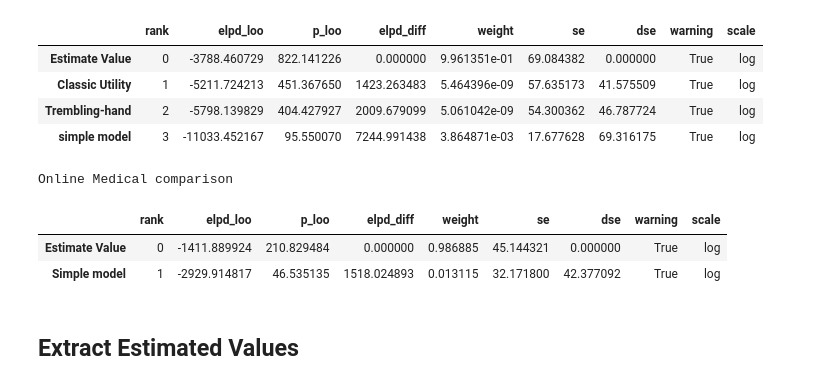
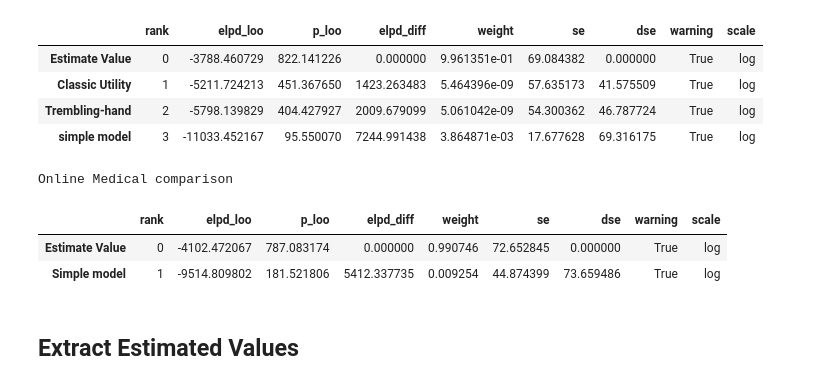
Before and after one commit to KoremNSN/QualMod, a Jupyter notebook: 3.MainAnalysis.ipynb, the cells around one changed output. Drawn from its saved outputs; the diff is of its cells as text; code cells hidden in the pictures.

```diff
--- a/3.MainAnalysis.ipynb
+++ b/3.MainAnalysis.ipynb
@@ -459,17 +459,17 @@ Online Monetary comparison
 | simple model | 3 | -11033.452167 | 95.550070 | 7244.991438 | 3.864871e-03 | 17.677628 | 69.316175 | True | log |
 # %%
 print("Online Medical comparison")
-compare_dict = {'Simple model': med_simple,
-                'Estimate Value':    med_estimated
+compare_dict = {'Simple model': med_simple_online,
+                'Estimate Value':    med_estimated_online
 }
 
 comp = az.compare(compare_dict)
 comp
 # %% [output]
 Online Medical comparison
 |  | rank | elpd_loo | p_loo | elpd_diff | weight | se | dse | warning | scale |
-| Estimate Value | 0 | -1411.889924 | 210.829484 | 0.000000 | 0.986885 | 45.144321 | 0.000000 | True | log |
-| Simple model | 1 | -2929.914817 | 46.535135 | 1518.024893 | 0.013115 | 32.171800 | 42.377092 | True | log |
+| Estimate Value | 0 | -4102.472067 | 787.083174 | 0.000000 | 0.990746 | 72.652845 | 0.000000 | True | log |
+| Simple model | 1 | -9514.809802 | 181.521806 | 5412.337735 | 0.009254 | 44.874399 | 73.659486 | True | log |
 # %% [markdown]
 ## Extract Estimated Values
 # %%
```
